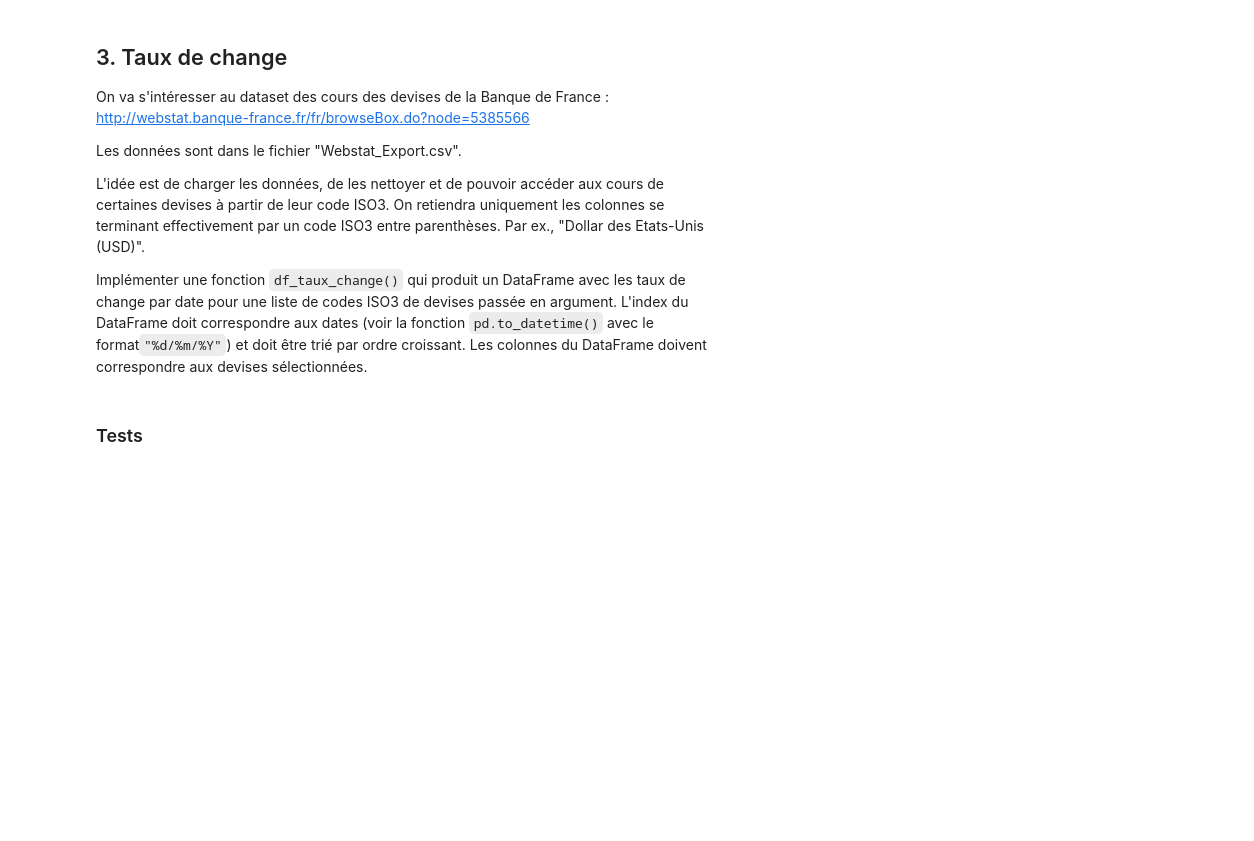
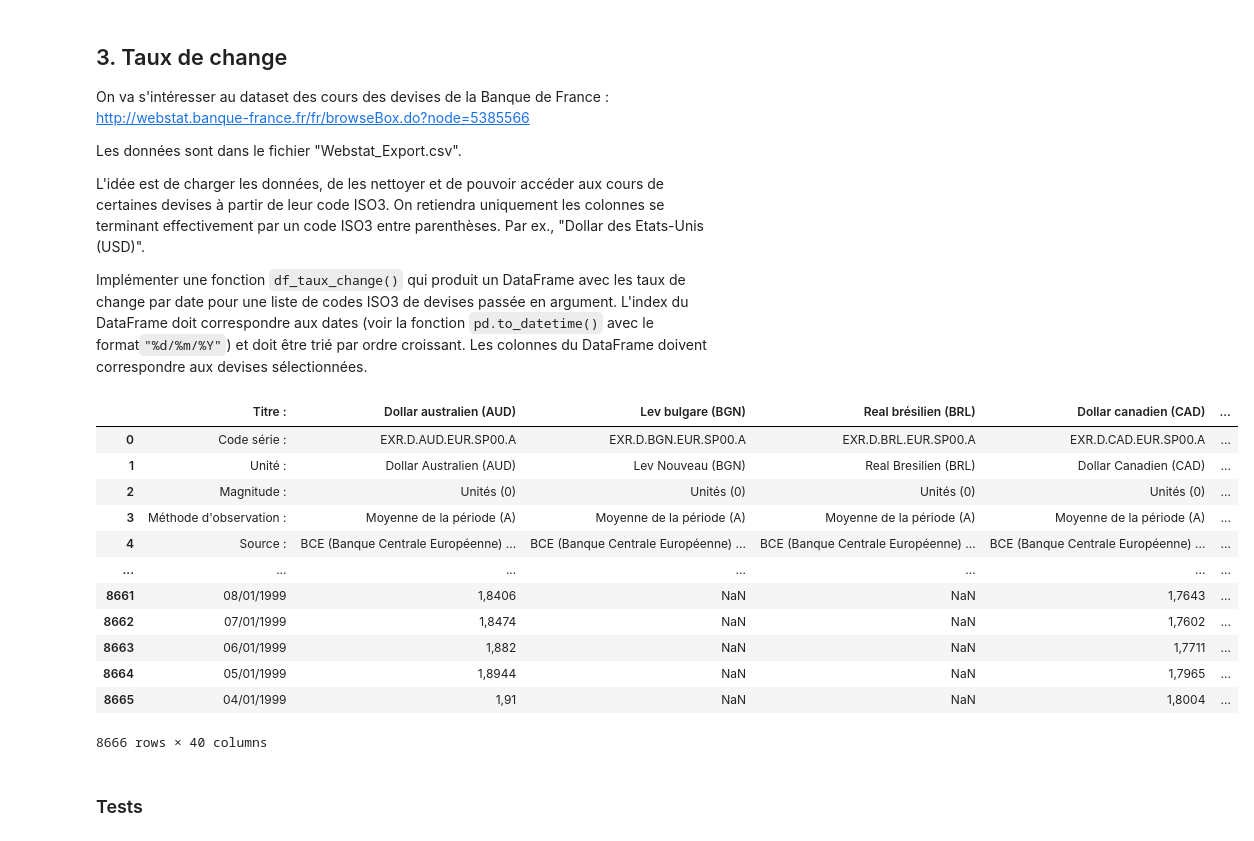
Before and after one commit to kmigadel/Project-Kit-Big-Data, a Jupyter notebook: projet3.ipynb, the cells around one changed output. Drawn from its saved outputs; the diff is of its cells as text; code cells hidden in the pictures; blank space fills up the shorter version.

```diff
--- a/projet3.ipynb
+++ b/projet3.ipynb
@@ -96,3 +96,9 @@ def df_names_fr():
     df.index = pd.RangeIndex(start=0, stop=len(df))
 
     return df
+# %%
+df = pd.read_csv("nat2021.csv", sep=";")
+df.rename(columns = {'sexe':'gender', 'preusuel':'name', 'annais':'year', 'nombre':'births'}, inplace = True)
+df = df[['year', 'name', 'gender', 'births']]
+df.gender = df.gender.map({1: 'M', 2: 'F'})
+df.births.isna().value_counts()
@@ -122,7 +127,32 @@ Implémenter une fonction `df_taux_change()` qui produit un DataFrame avec les t
 # taux de change
 def df_taux_change(devises):
     df = pd.DataFrame([], columns=devises)
+     # Transformation en dataframe du fichier CSV
+    df = pd.read_csv("Webstat_Export.csv", sep=";")
+
     return df
+# %%
+df = df_taux_change(["CHF", "GBP", "USD"])
+df
+#for i in df.columns :
+#    df = df[df[i].apply(lambda x: devises[0].isin(x))]
+for column in df.columns:
+    df[column] = df[column].str.extract('(.*)')
+df
+# %% [output]
+|  | Titre : | Dollar australien (AUD) | Lev bulgare (BGN) | Real brésilien (BRL) | Dollar canadien (CAD) | ... |
+| 0 | Code série : | EXR.D.AUD.EUR.SP00.A | EXR.D.BGN.EUR.SP00.A | EXR.D.BRL.EUR.SP00.A | EXR.D.CAD.EUR.SP00.A | ... |
+| 1 | Unité : | Dollar Australien (AUD) | Lev Nouveau (BGN) | Real Bresilien (BRL) | Dollar Canadien (CAD) | ... |
+| 2 | Magnitude : | Unités (0) | Unités (0) | Unités (0) | Unités (0) | ... |
+| 3 | Méthode d'observation : | Moyenne de la période (A) | Moyenne de la période (A) | Moyenne de la période (A) | Moyenne de la période (A) | ... |
+| 4 | Source : | BCE (Banque Centrale Européenne) ... | BCE (Banque Centrale Européenne) ... | BCE (Banque Centrale Européenne) ... | BCE (Banque Centrale Européenne) ... | ... |
+| ... | ... | ... | ... | ... | ... | ... |
+| 8661 | 08/01/1999 | 1,8406 | NaN | NaN | 1,7643 | ... |
+| 8662 | 07/01/1999 | 1,8474 | NaN | NaN | 1,7602 | ... |
+| 8663 | 06/01/1999 | 1,882 | NaN | NaN | 1,7711 | ... |
+| 8664 | 05/01/1999 | 1,8944 | NaN | NaN | 1,7965 | ... |
+| 8665 | 04/01/1999 | 1,91 | NaN | NaN | 1,8004 | ... |
+8666 rows × 40 columns
 # %% [markdown]
 ### Tests
 # %%
```
Also changed, not shown: parts of 4 cells of this notebook.
